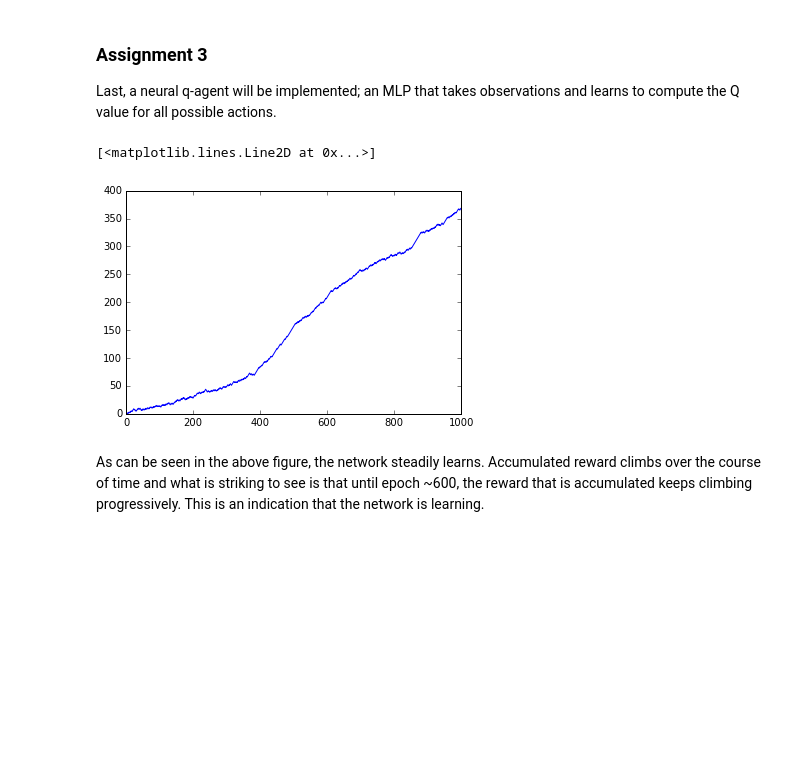
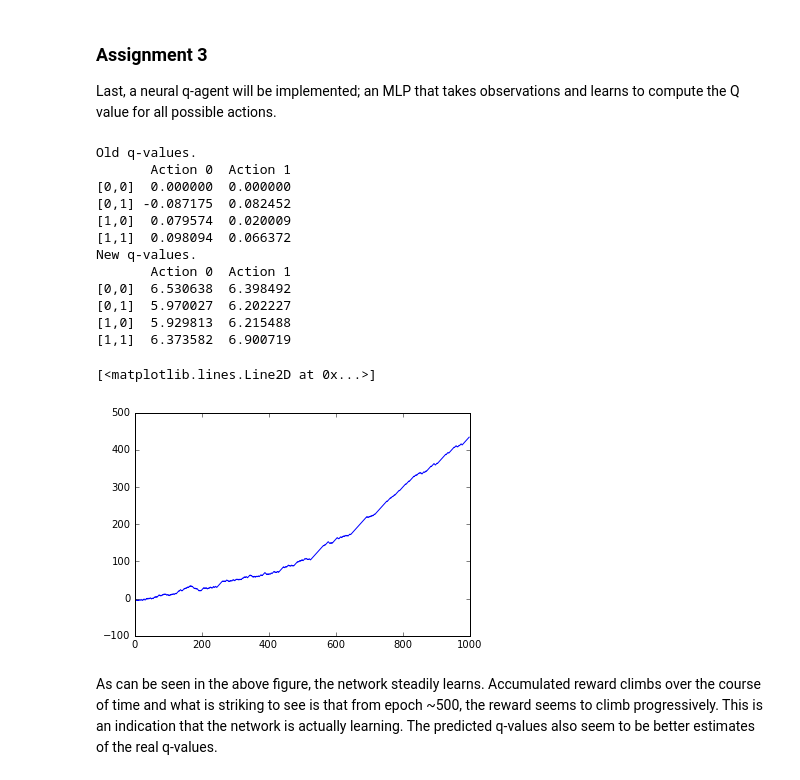
Before and after one commit to EmielStoelinga/CCN1718, a Jupyter notebook: ass5/CCN Assignment 5.ipynb, the cells around one changed output. Cells and saved outputs as stored; diff of their text form; code cells hidden in the pictures; blank space fills up the shorter version.

```diff
--- a/ass5/CCN Assignment 5.ipynb
+++ b/ass5/CCN Assignment 5.ipynb
@@ -298,9 +302,7 @@ class NeuralQAgent(object):
 
         # compute q-values for old and new observations
         q_old = self.mlp(old_obs).data[0]
-        self.mlp.cleargrads()
         q_new = self.mlp(new_obs).data[0]
-        self.mlp.cleargrads()
 
         # select the action for the new observation with the highest q-value
         maxa_new = np.amax(q_new)
@@ -319,16 +321,47 @@ class NeuralQAgent(object):
         self.mlp.cleargrads()
         loss.backward()
         self.optimizer.update()
-# %%
-neuralq_agent = NeuralQAgent(.9)
-chainer.set_debug(True)
-reward = run(env, neuralq_agent, n_iter)
-reward_accumulated = np.cumsum(reward)
-
-plt.figure(3)
-plt.plot(reward_accumulated)
-# %% [output]
-[<matplotlib.lines.Line2D at 0x...>]
-[figure, removed]
+# %%
+neuralq_agent = NeuralQAgent(.9)
+old_qtable = np.empty(shape=(1,2))
+old_qtable = np.append(old_qtable, neuralq_agent.mlp(np.array([[0,0]], dtype=np.float32)).data, axis=0)
+old_qtable = np.append(old_qtable, neuralq_agent.mlp(np.array([[0,1]], dtype=np.float32)).data, axis=0)
+old_qtable = np.append(old_qtable, neuralq_agent.mlp(np.array([[1,0]], dtype=np.float32)).data, axis=0)
+old_qtable = np.append(old_qtable, neuralq_agent.mlp(np.array([[1,1]], dtype=np.float32)).data, axis=0)
+old_qtable = np.delete(old_qtable, 0, 0)
+old_qtable = pd.DataFrame(old_qtable, index=("[0,0]","[0,1]","[1,0]", "[1,1]"), columns=("Action 0", "Action 1"))
+print("Old q-values.")
+print(old_qtable)
+
+reward = run(env, neuralq_agent, n_iter)
+reward_accumulated = np.cumsum(reward)
+
+new_qtable = np.empty(shape=(1,2))
+new_qtable = np.append(new_qtable, neuralq_agent.mlp(np.array([[0,0]], dtype=np.float32)).data, axis=0)
+new_qtable = np.append(new_qtable, neuralq_agent.mlp(np.array([[0,1]], dtype=np.float32)).data, axis=0)
+new_qtable = np.append(new_qtable, neuralq_agent.mlp(np.array([[1,0]], dtype=np.float32)).data, axis=0)
+new_qtable = np.append(new_qtable, neuralq_agent.mlp(np.array([[1,1]], dtype=np.float32)).data, axis=0)
+new_qtable = np.delete(new_qtable, 0, 0)
+new_qtable = pd.DataFrame(new_qtable, index=("[0,0]","[0,1]","[1,0]", "[1,1]"), columns=("Action 0", "Action 1"))
+print("New q-values.")
+print(new_qtable)
+
+plt.figure(3)
+plt.plot(reward_accumulated)
+# %% [output]
+Old q-values.
+       Action 0  Action 1
+[0,0]  0.000000  0.000000
+[0,1] -0.087175  0.082452
+[1,0]  0.079574  0.020009
+[1,1]  0.098094  0.066372
+New q-values.
+       Action 0  Action 1
+[0,0]  6.530638  6.398492
+[0,1]  5.970027  6.202227
+[1,0]  5.929813  6.215488
+[1,1]  6.373582  6.900719
+[<matplotlib.lines.Line2D at 0x...>]
+[figure, added]
 # %% [markdown]
-As can be seen in the above figure, the network steadily learns. Accumulated reward climbs over the course of time and what is striking to see is that until epoch ~600, the reward that is accumulated keeps climbing progressively. This is an indication that the network is learning.
+As can be seen in the above figure, the network steadily learns. Accumulated reward climbs over the course of time and what is striking to see is that from epoch ~500, the reward seems to climb progressively. This is an indication that the network is actually learning. The predicted q-values also seem to be better estimates of the real q-values.
```
Also changed, not shown: parts of 4 cells of this notebook.
